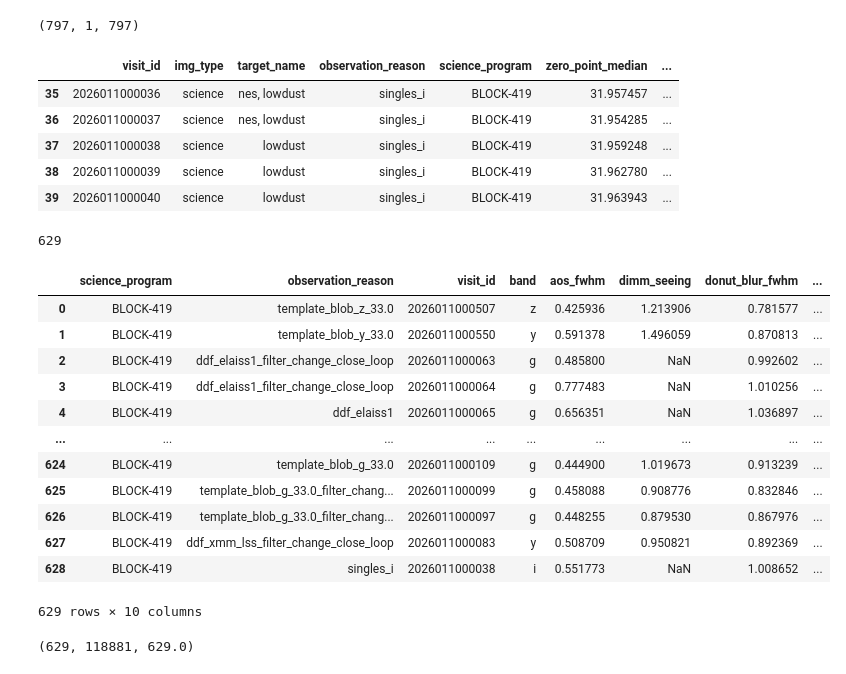
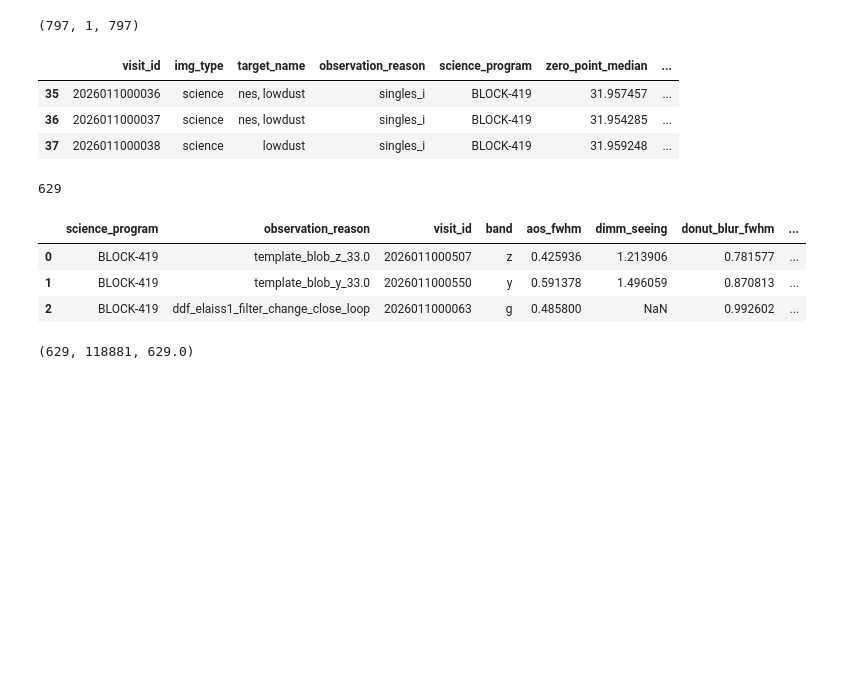
Before and after one commit to rhiannonlynne/notebooks, a Jupyter notebook: Combo_Demo.ipynb, the cells around one changed output. Saved outputs shown, nothing was run; the diff lists cells and outputs as text; code cells hidden in the pictures; blank space fills up the shorter version.

```diff
--- a/Combo_Demo.ipynb
+++ b/Combo_Demo.ipynb
@@ -49,14 +49,12 @@ len(visits), visits.seq_num.min(), visits.seq_num.max()
 # %% [output]
 (797, 1, 797)
 # %%
-visits.query("img_type in ('science')")[['visit_id', 'img_type',  'target_name', 'observation_reason', 'science_program', 'zero_point_median', 'psf_sigma_median']].head()
+visits.query("img_type in ('science')")[['visit_id', 'img_type',  'target_name', 'observation_reason', 'science_program', 'zero_point_median', 'psf_sigma_median']].head(3)
 # %% [output]
 |  | visit_id | img_type | target_name | observation_reason | science_program | zero_point_median | ... |
 | 35 | 2026011000036 | science | nes, lowdust | singles_i | BLOCK-419 | 31.957457 | ... |
 | 36 | 2026011000037 | science | nes, lowdust | singles_i | BLOCK-419 | 31.954285 | ... |
 | 37 | 2026011000038 | science | lowdust | singles_i | BLOCK-419 | 31.959248 | ... |
-| 38 | 2026011000039 | science | lowdust | singles_i | BLOCK-419 | 31.962780 | ... |
-| 39 | 2026011000040 | science | lowdust | singles_i | BLOCK-419 | 31.963943 | ... |
 # %%
 # Or send a specific query, including querying other tables, etc.
 # Schema online at https://sdm-schemas.lsst.io
@@ -79,43 +77,34 @@ query = "select column_name from information_schema.columns where table_name = '
 tt = endpoints['consdb'].query(query)
 tefd_cols = [c for c in tt.column_name.values if 'dimm' in c]
 tefd_cols
 
 # build the query with these columns
 query = "select v.*, "
 query += ", ".join([f"q.{col}" for col in quicklook_cols])
 query += ", "
 query += ", ".join([f"efd.{col}" for col in tefd_cols])
 query += (
     " from cdb_lsstcam.visit1 as v "\
     "left join cdb_lsstcam.visit1_quicklook as q "\
     "on v.visit_id = q.visit_id "\
     "left join efd_lsstcam.visit1_efd as efd "\
     "on v.visit_id = efd.visit_id ")
 # Add what constraints you need
 query += f" where v.day_obs = {day_obs} and v.science_program = 'BLOCK-419'"
 
 visit_data = consdb.query(query)
 platescale = 0.2
 sigma_to_fwhm = 2.0 * np.sqrt(2.0 * np.log(2.0))
 visit_data['fwhm_median'] = visit_data['psf_sigma_median'] * platescale * sigma_to_fwhm
 
 print(len(visit_data))
-visit_data[['science_program', 'observation_reason', 'visit_id', 'band', 'aos_fwhm', 'dimm_seeing', 'donut_blur_fwhm', 'fwhm_median', 'guider_psf_fwhm', 'guider_total_seeing']]
+visit_data.head(3)[['science_program', 'observation_reason', 'visit_id', 'band', 'aos_fwhm', 'dimm_seeing', 'donut_blur_fwhm', 'fwhm_median', 'guider_psf_fwhm', 'guider_total_seeing']]
 # %% [output]
 629
 |  | science_program | observation_reason | visit_id | band | aos_fwhm | dimm_seeing | donut_blur_fwhm | ... |
 | 0 | BLOCK-419 | template_blob_z_33.0 | 2026011000507 | z | 0.425936 | 1.213906 | 0.781577 | ... |
 | 1 | BLOCK-419 | template_blob_y_33.0 | 2026011000550 | y | 0.591378 | 1.496059 | 0.870813 | ... |
 | 2 | BLOCK-419 | ddf_elaiss1_filter_change_close_loop | 2026011000063 | g | 0.485800 | NaN | 0.992602 | ... |
-| 3 | BLOCK-419 | ddf_elaiss1_filter_change_close_loop | 2026011000064 | g | 0.777483 | NaN | 1.010256 | ... |
-| 4 | BLOCK-419 | ddf_elaiss1 | 2026011000065 | g | 0.656351 | NaN | 1.036897 | ... |
-| ... | ... | ... | ... | ... | ... | ... | ... | ... |
-| 624 | BLOCK-419 | template_blob_g_33.0 | 2026011000109 | g | 0.444900 | 1.019673 | 0.913239 | ... |
-| 625 | BLOCK-419 | template_blob_g_33.0_filter_chang... | 2026011000099 | g | 0.458088 | 0.908776 | 0.832846 | ... |
-| 626 | BLOCK-419 | template_blob_g_33.0_filter_chang... | 2026011000097 | g | 0.448255 | 0.879530 | 0.867976 | ... |
-| 627 | BLOCK-419 | ddf_xmm_lss_filter_change_close_loop | 2026011000083 | y | 0.508709 | 0.950821 | 0.892369 | ... |
-| 628 | BLOCK-419 | singles_i | 2026011000038 | i | 0.551773 | NaN | 1.008652 | ... |
-629 rows × 10 columns
 # %%
 # an example query that includes the ccdvisit1_quicklook tables directly into the join/query
 
```
Also changed, not shown: parts of 3 cells of this notebook.
